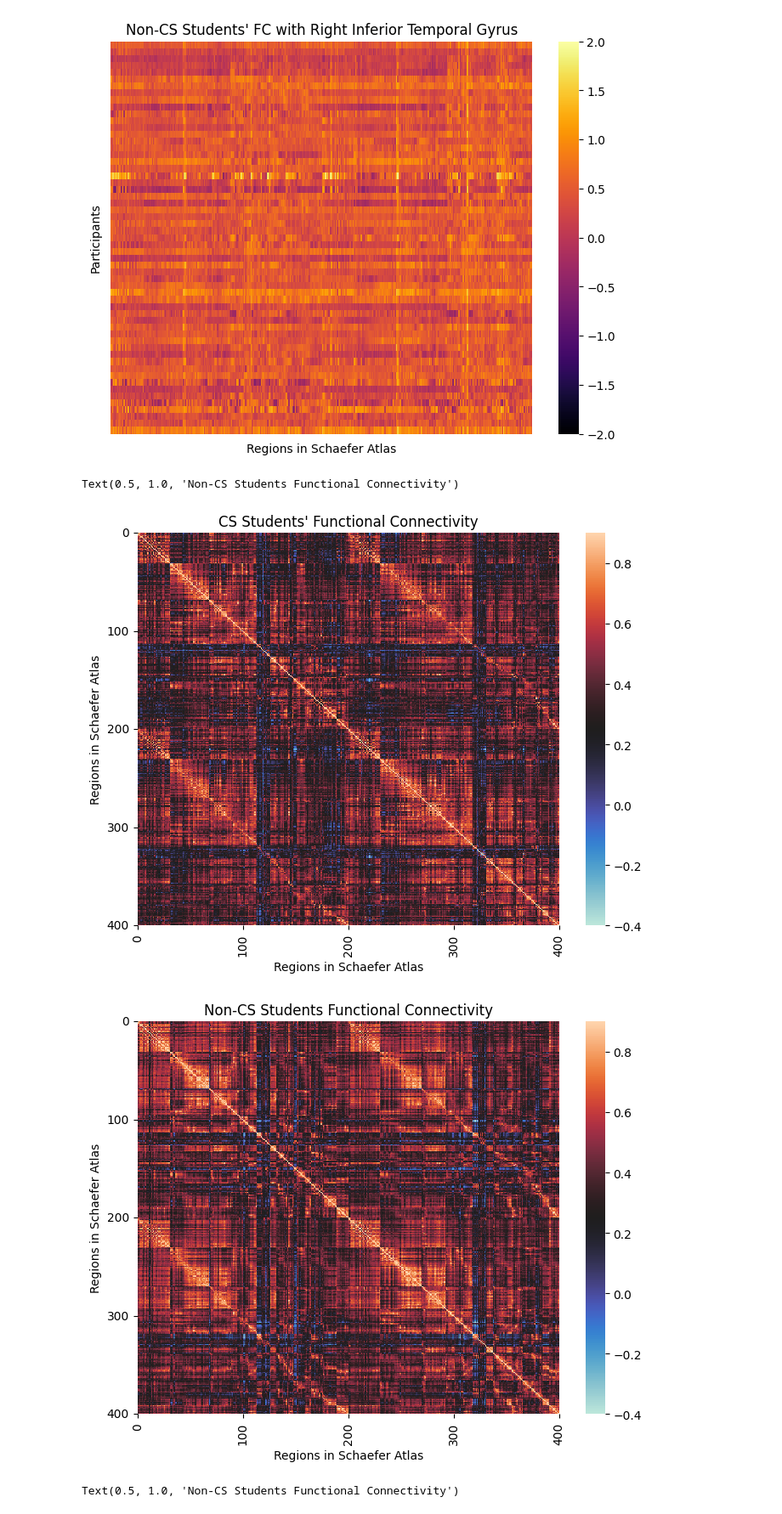
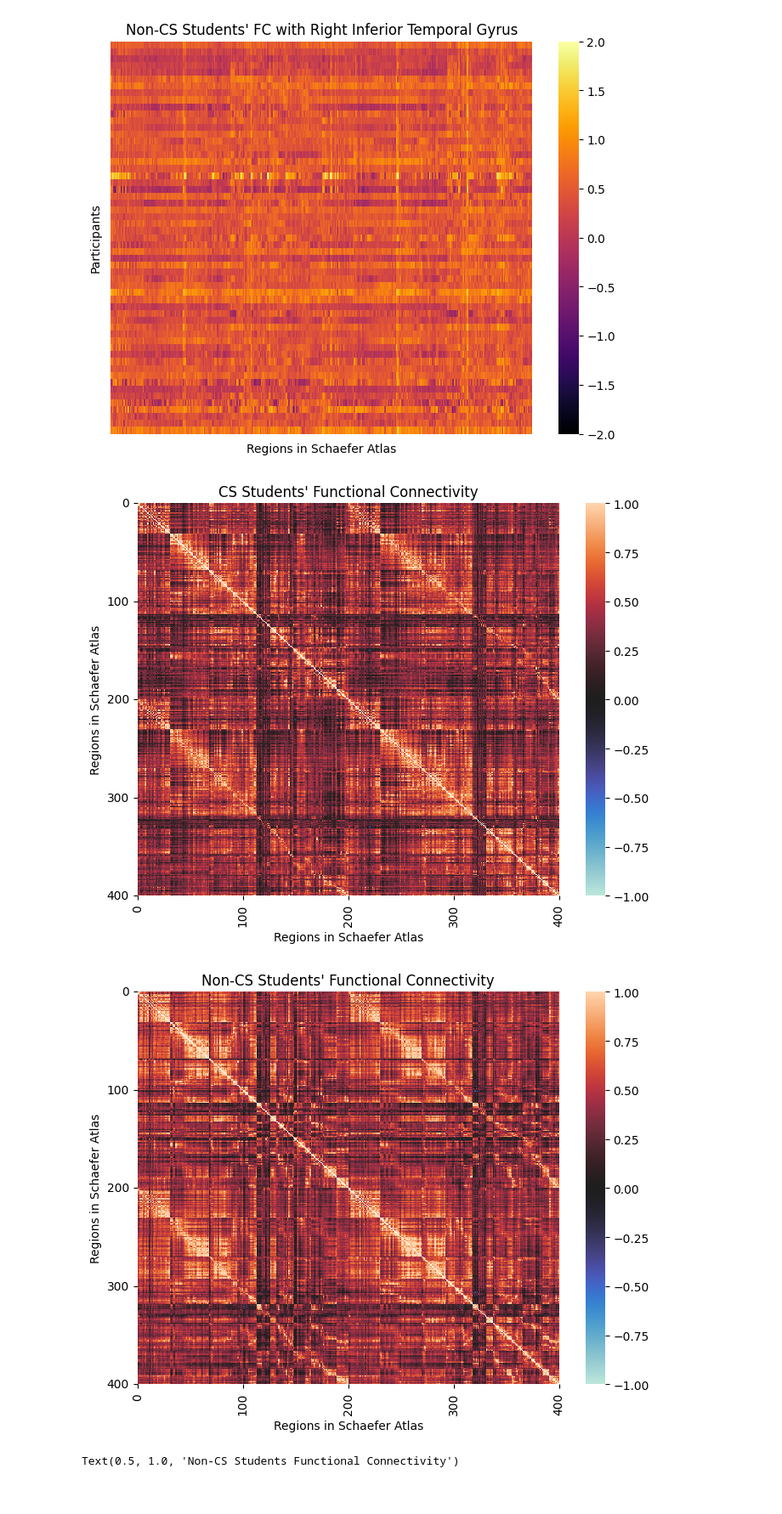
Before and after one commit to largehappygroup/resting_state_connectivity, a Jupyter notebook: plots.ipynb, the cells around one changed output. Shown at 85% size. Drawn from its saved outputs; the diff is of its cells as text; code cells hidden in the pictures.

```diff
--- a/plots.ipynb
+++ b/plots.ipynb
@@ -55,41 +56,42 @@ for i,seed in enumerate(sig_seeds):
 [figure]
 [figure]
 # %%
-rev_filename = f"/home/zachkaras/fmri/midprocessing/corr_rev_z.csv"
-non_filename = f"/home/zachkaras/fmri/midprocessing/corr_non_z.csv"
+# rev_filename = f"/home/zachkaras/fmri/midprocessing/corr_rev_z.csv"
+# non_filename = f"/home/zachkaras/fmri/midprocessing/corr_non_z.csv"
+rev_filename = f"/home/zachkaras/fmri/midprocessing/0423_corr_rev_z.csv"
+non_filename = f"/home/zachkaras/fmri/midprocessing/0423_corr_non_z.csv"
 rev_df = pd.read_csv(rev_filename, header=None)
 non_df = pd.read_csv(non_filename, header=None)
 # rev = df.iloc[0:37,:]
 # non = df.iloc[37:,:]
 plt.figure(figsize=(8,6))
 # sns.color_palette("BuGn", as_cmap=True)
-ax = sns.heatmap(rev_df, cmap="icefire", vmin=-0.4, vmax=0.9)
+ax = sns.heatmap(rev_df, cmap="icefire", vmin=-1, vmax=1)
 ax.set_xticks(range(0,401,100))
 ax.set_yticks(range(0,401,100))
 ax.set_xticklabels(range(0,401,100))
 ax.set_yticklabels(range(0,401,100))
 # plt.show
 plt.xlabel('Regions in Schaefer Atlas')
 plt.ylabel("Regions in Schaefer Atlas")
 plt.title(f"CS Students' Functional Connectivity")
-# plt.savefig(f"../results/heatmap_rev.png", dpi=200)
+# plt.savefig(f"../results/0423_heatmap_rev.png", dpi=200)
 
 plt.figure(figsize=(8,6))
 # sns.color_palette("BuGn", as_cmap=True)
-ax = sns.heatmap(non_df, cmap="icefire", vmin=-0.4, vmax=0.9) # mako
+ax = sns.heatmap(non_df, cmap="icefire", vmin=-1, vmax=1) # mako
 ax.set_xticks(range(0,401,100))
 ax.set_yticks(range(0,401,100))
 ax.set_xticklabels(range(0,401,100))
 ax.set_yticklabels(range(0,401,100))
 # plt.show
 plt.xlabel('Regions in Schaefer Atlas')
 plt.ylabel("Regions in Schaefer Atlas")
-plt.title(f"Non-CS Students Functional Connectivity")
-# plt.savefig(f"../results/heatmap_non.png", dpi=200)
+plt.title(f"Non-CS Students' Functional Connectivity")
+plt.savefig(f"../results/0423_heatmap_non.png", dpi=200)
 # %% [output]
-Text(0.5, 1.0, 'Non-CS Students Functional Connectivity')
-[figure, old version]
+[figure, new version]
-[figure, old version]
+[figure, new version]
 # %%
 diff = rev_df - non_df
 plt.figure(figsize=(8,6))
```
Also changed, not shown: parts of 5 cells of this notebook, 3 other files.
